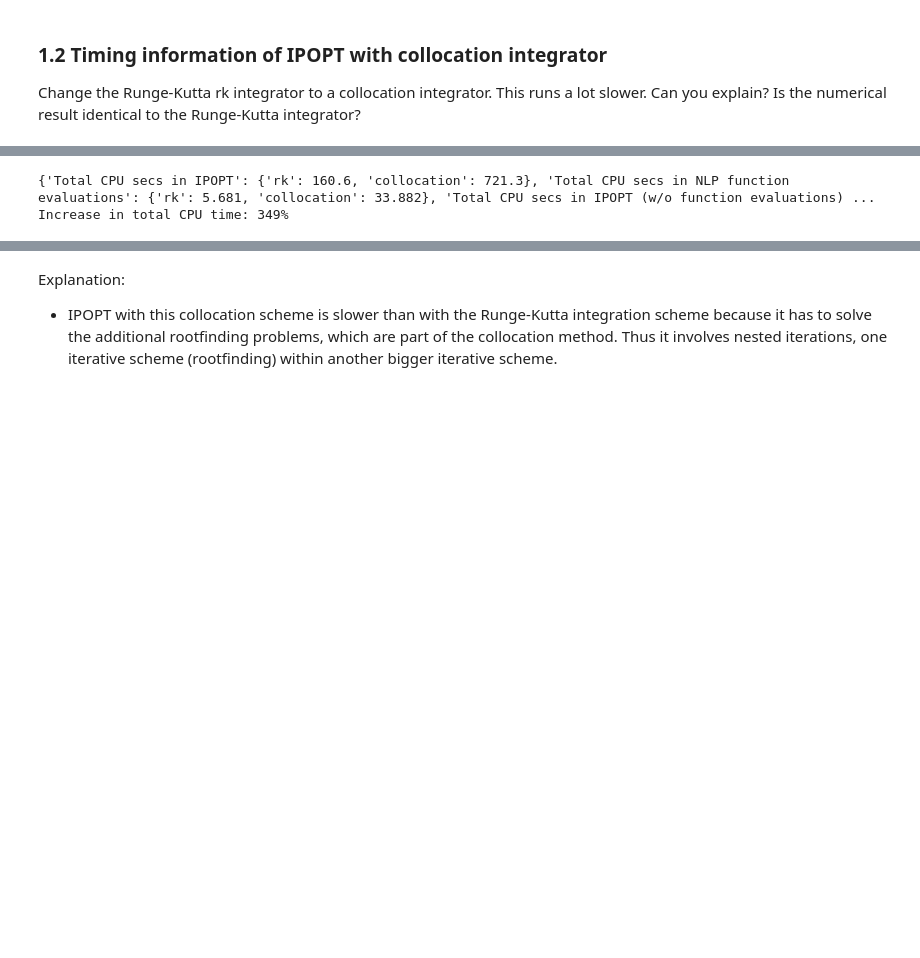
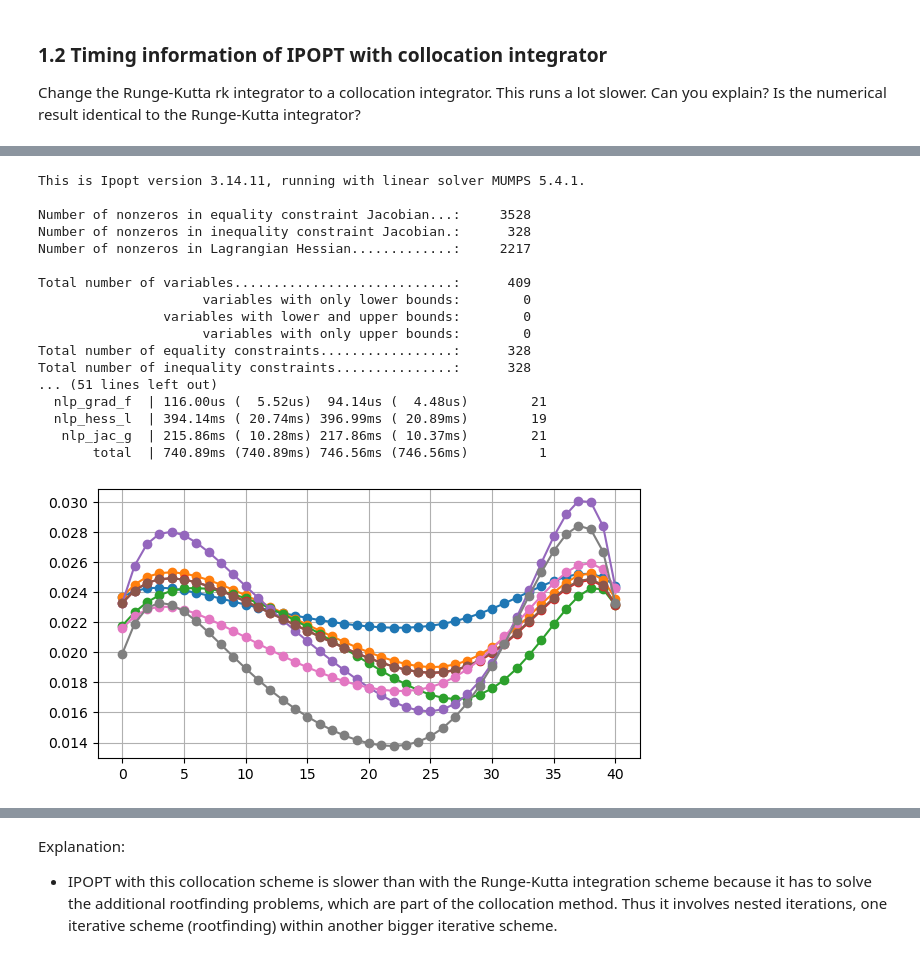
Before and after one commit to billtubbs/casadi-examples, a Jupyter notebook: 12-Direct-Collocation.ipynb, the cells around one changed output, grey strips where cells are left out. Saved outputs shown, nothing was run; the diff lists cells and outputs as text; code cells hidden in the pictures; blank space fills up the shorter version.

```diff
--- a/12-Direct-Collocation.ipynb
+++ b/12-Direct-Collocation.ipynb
@@ -90,17 +123,41 @@ Total number of inequality constraints...............:      328
-# %%
-ipopt_timing_ms["Total CPU secs in IPOPT"]["collocation"] = 721.30
-ipopt_timing_ms["Total CPU secs in NLP function evaluations"]["collocation"] = 20.75 + 9.79 + 3.33 + (5 + 7) / 1000
-ipopt_timing_ms["Total CPU secs in IPOPT (w/o function evaluations)"]["collocation"] = (
-    ipopt_timing_ms["Total CPU secs in IPOPT"]["collocation"]
-    - ipopt_timing_ms["Total CPU secs in NLP function evaluations"]["collocation"]
-)
-print(ipopt_timing_ms)
-
-# Compare timing
-before = ipopt_timing_ms["Total CPU secs in IPOPT"]["rk"]
-after = ipopt_timing_ms["Total CPU secs in IPOPT"]["collocation"]
-inc = (after - before) / before
-print(f"Increase in total CPU time: {inc * 100:.0f}%")
-# %% [output]
-{'Total CPU secs in IPOPT': {'rk': 160.6, 'collocation': 721.3}, 'Total CPU secs in NLP function evaluations': {'rk': 5.681, 'collocation': 33.882}, 'Total CPU secs in IPOPT (w/o function evaluations) ...
-Increase in total CPU time: 349%
+# %%
+x, u, f, nx, nu, x_steady = sparse_system()
+
+T = 1.0  # control horizon [s]
+N = 40  # Number of control intervals
+dt = T / N  # length of 1 control interval [s]
+
+intg = cas_integrator(x, u, f, dt, solver='collocation')
+
+opti, X, U = ocp_multiple_shooting(nx, nu, N, intg, x_steady)
+sol = opti.solve()
+
+plt.figure(figsize=(7, 3.5))
+Xsol = sol.value(X)
+plt.plot(Xsol.T, 'o-')
+plt.grid()
+plt.show()
+
+assert_array_almost_equal(
+    sol.value(X[:, -1]),
+    [0.0243962, 0.02357921, 0.02313442, 0.02312336, 0.02429731, 0.02319165, 0.02428098, 0.02328023]
+)
+# %% [output]
+This is Ipopt version 3.14.11, running with linear solver MUMPS 5.4.1.
+
+Number of nonzeros in equality constraint Jacobian...:     3528
+Number of nonzeros in inequality constraint Jacobian.:      328
+Number of nonzeros in Lagrangian Hessian.............:     2217
+
+Total number of variables............................:      409
+                     variables with only lower bounds:        0
+                variables with lower and upper bounds:        0
+                     variables with only upper bounds:        0
+Total number of equality constraints.................:      328
+Total number of inequality constraints...............:      328
+... (51 lines left out)
+  nlp_grad_f  | 116.00us (  5.52us)  94.14us (  4.48us)        21
+  nlp_hess_l  | 394.14ms ( 20.74ms) 396.99ms ( 20.89ms)        19
+   nlp_jac_g  | 215.86ms ( 10.28ms) 217.86ms ( 10.37ms)        21
+       total  | 740.89ms (740.89ms) 746.56ms (746.56ms)         1
+[figure, added]
```
Also changed, not shown: parts of 26 cells of this notebook, 5 other files.
